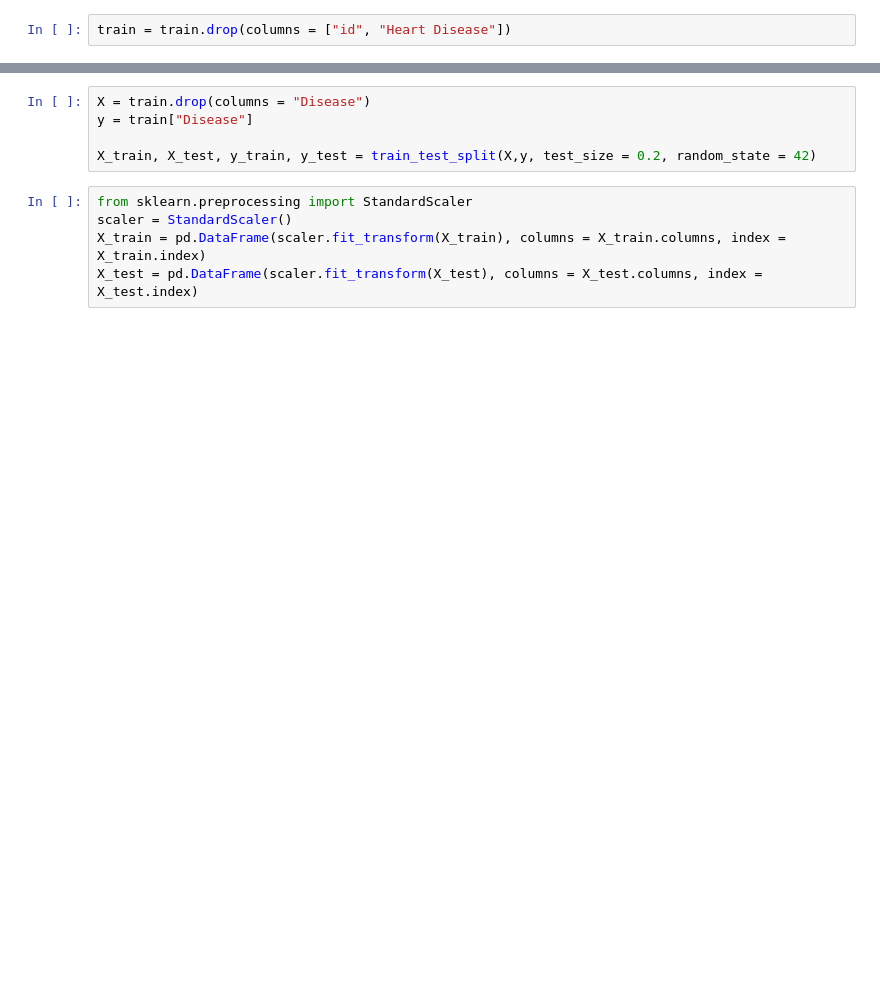
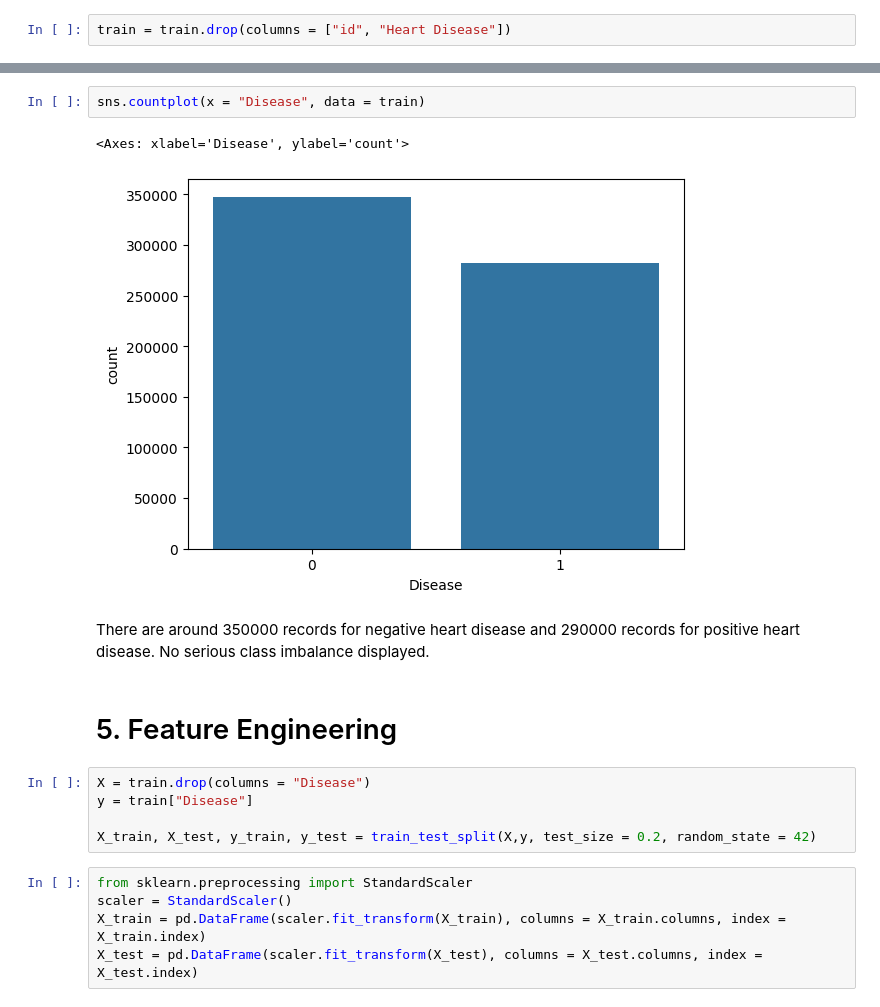
Before and after one commit to E-tech-coder/heart-disease-prediction, a Jupyter notebook: Predicting_Heart_Disease.ipynb, the cells around one changed output, grey strips where cells are left out. Saved outputs shown, nothing was run; the diff lists cells and outputs as text; blank space fills up the shorter version.

```diff
--- a/Predicting_Heart_Disease.ipynb
+++ b/Predicting_Heart_Disease.ipynb
@@ -46,3 +115,12 @@ Logistic regression
+# %%
+sns.countplot(x = "Disease", data = train)
+# %% [output]
+<Axes: xlabel='Disease', ylabel='count'>
+[figure, added]
+# %% [markdown]
+There are around 350000 records for negative heart disease and 290000 records for positive heart disease. No serious class imbalance displayed.
+# %% [markdown]
+# 5. Feature Engineering
 # %%
 X = train.drop(columns = "Disease")
 y = train["Disease"]
```
Also changed, not shown: parts of 27 cells of this notebook.
